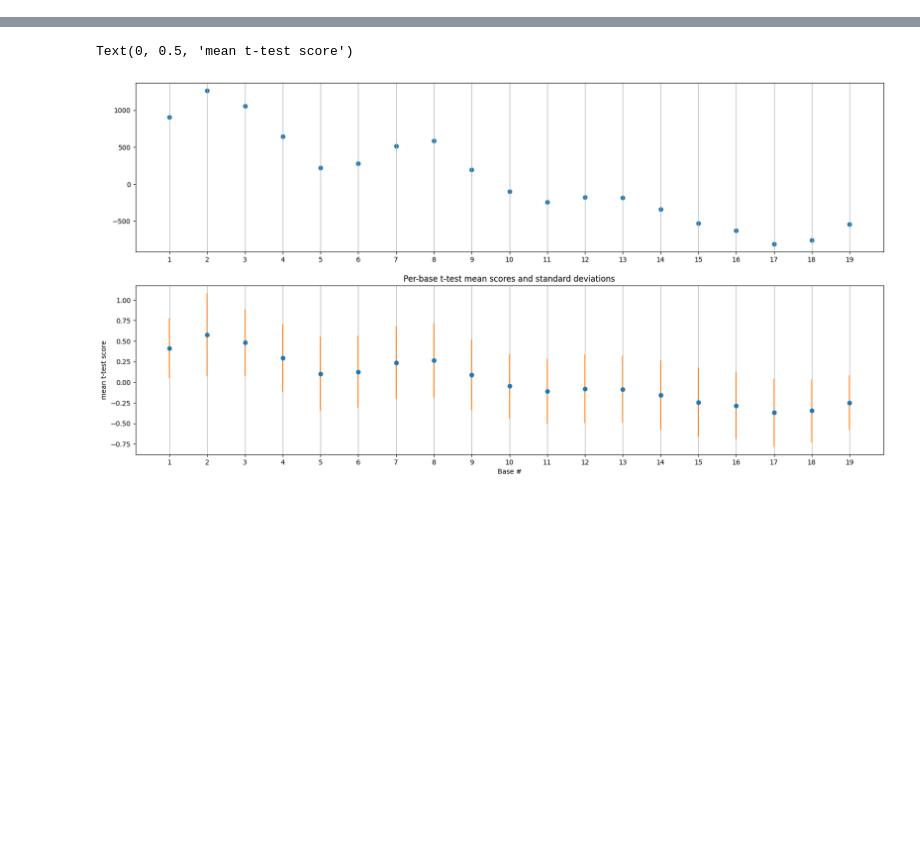
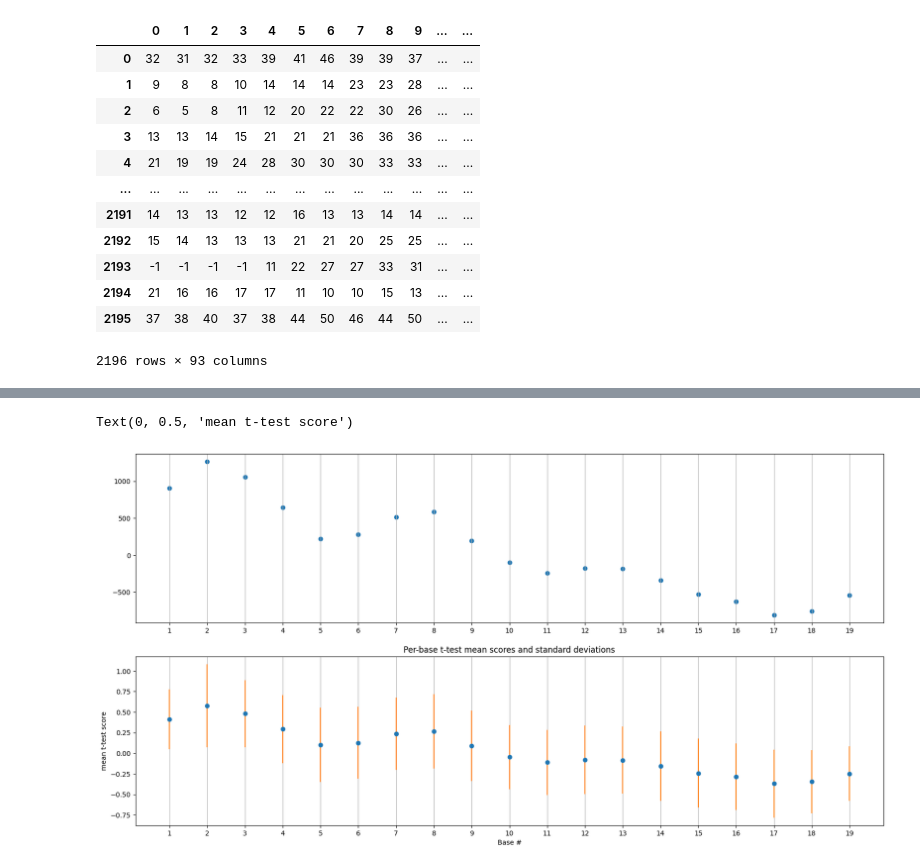
Before and after one commit to Marchand-Lab-Capstone/XenoFind, a Jupyter notebook: lib/xf_prelims/xf_low_qual_work.ipynb, the cells around one changed output, grey strips where cells are left out. Cells and saved outputs as stored; diff of their text form; code cells hidden in the pictures; blank space fills up the shorter version.

```diff
--- a/lib/xf_prelims/xf_low_qual_work.ipynb
+++ b/lib/xf_prelims/xf_low_qual_work.ipynb
@@ -144,2 +193,18 @@ formatted_df = format_sequences(loaded_df, read_indexes)
 # %%
 quality_coordinate_df = pd.DataFrame(formatted_df['qual'].to_list())
+# %%
+quality_coordinate_df
+# %% [output]
+|  | 0 | 1 | 2 | 3 | 4 | 5 | 6 | 7 | 8 | 9 | ... | ... |
+| 0 | 32 | 31 | 32 | 33 | 39 | 41 | 46 | 39 | 39 | 37 | ... | ... |
+| 1 | 9 | 8 | 8 | 10 | 14 | 14 | 14 | 23 | 23 | 28 | ... | ... |
+| 2 | 6 | 5 | 8 | 11 | 12 | 20 | 22 | 22 | 30 | 26 | ... | ... |
+| 3 | 13 | 13 | 14 | 15 | 21 | 21 | 21 | 36 | 36 | 36 | ... | ... |
+| 4 | 21 | 19 | 19 | 24 | 28 | 30 | 30 | 30 | 33 | 33 | ... | ... |
+| ... | ... | ... | ... | ... | ... | ... | ... | ... | ... | ... | ... | ... |
+| 2191 | 14 | 13 | 13 | 12 | 12 | 16 | 13 | 13 | 14 | 14 | ... | ... |
+| 2192 | 15 | 14 | 13 | 13 | 13 | 21 | 21 | 20 | 25 | 25 | ... | ... |
+| 2193 | -1 | -1 | -1 | -1 | 11 | 22 | 27 | 27 | 33 | 31 | ... | ... |
+| 2194 | 21 | 16 | 16 | 17 | 17 | 11 | 10 | 10 | 15 | 13 | ... | ... |
+| 2195 | 37 | 38 | 40 | 37 | 38 | 44 | 50 | 46 | 44 | 50 | ... | ... |
+2196 rows × 93 columns
```
Also changed, not shown: parts of 10 cells of this notebook, 1 other file.
